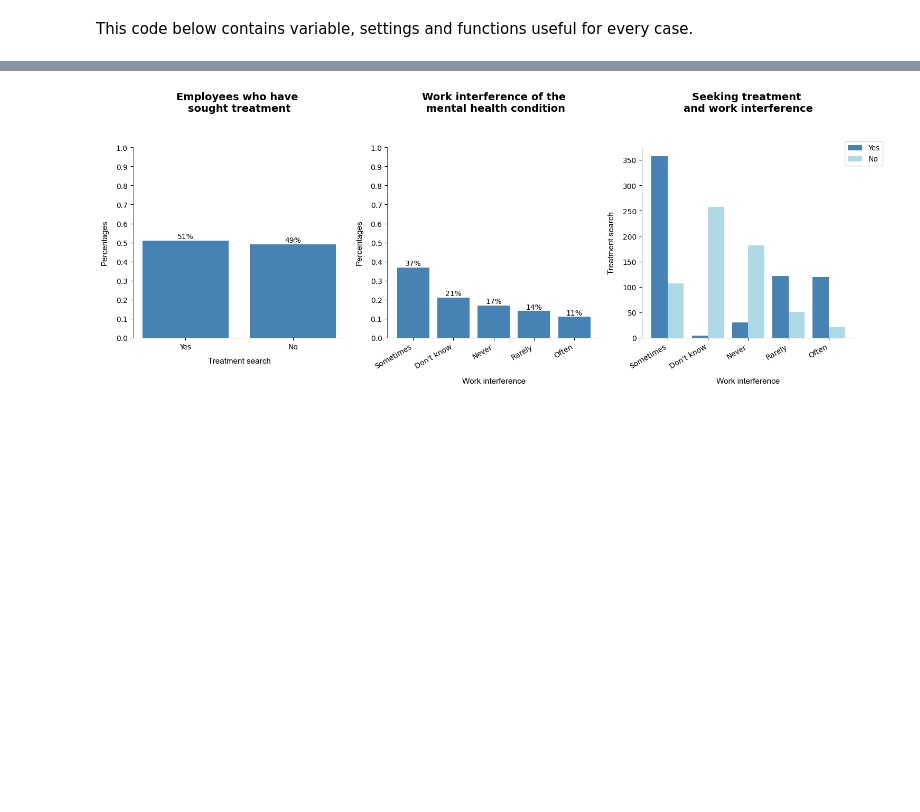
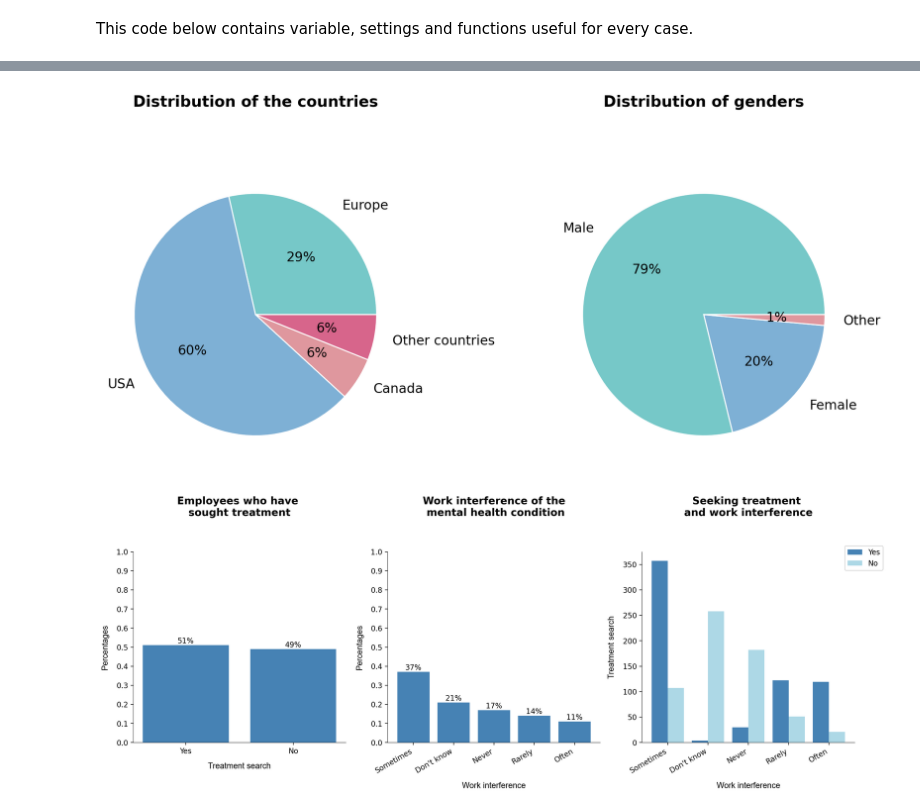
Before and after one commit to EmmaTosato/Programming_Project, a Jupyter notebook: jupyter_project.ipynb, the cells around one changed output, grey strips where cells are left out. Saved outputs shown, nothing was run; the diff lists cells and outputs as text; code cells hidden in the pictures; blank space fills up the shorter version.

```diff
--- a/jupyter_project.ipynb
+++ b/jupyter_project.ipynb
@@ -465,3 +476,28 @@ def percent(df, row):
+# %%
+# Data
+count_eu, cont_usa, cont_canada, count_nothing, l_eu = group_states(mental_health_df)
+cc = [count_eu,  cont_usa, cont_canada, count_nothing]
+countries = ['Europe', 'USA', 'Canada', 'Other countries']
+
+counts_gender = mental_health_df['gender'].value_counts().to_list()
+labels_gender = mental_health_df['gender'].value_counts().index.to_list()
+
+colors = [ "#76c8c8",  "#7eb0d5", "#df979e", "#d7658b"]
+
+# Plotting
+fig1, (ax1, ax2) = plt.subplots(1,2,figsize =(13, 5))
+fig1.subplots_adjust(wspace=0.3)
+
+ax1.pie(cc, labels = countries, labeldistance=1.15, wedgeprops = { 'linewidth' : 1, 'edgecolor' : 'white' },
+        colors = colors , autopct='%1.0f%%', textprops={'fontsize': 12})
+ax2.pie(counts_gender, labels = labels_gender, labeldistance=1.15, wedgeprops = { 'linewidth' : 1, 'edgecolor' : 'white' },
+        colors = colors , autopct='%1.0f%%', textprops={'fontsize': 12})
+
+ax1.set_title('Distribution of the countries', fontsize= 14, fontweight= 'heavy', color = 'black', y=1.15, pad=10)
+ax2.set_title('Distribution of genders', fontsize= 14, fontweight= 'heavy', color = 'black', y=1.15, pad=10)
+plt.show()
+# %% [output]
+[figure, added]
 # %%
 # 1
 labels_treat = mental_health_df['treatment'].value_counts().index.to_list()               # Yes, No
```
Also changed, not shown: parts of 30 cells of this notebook, 1 other file.
